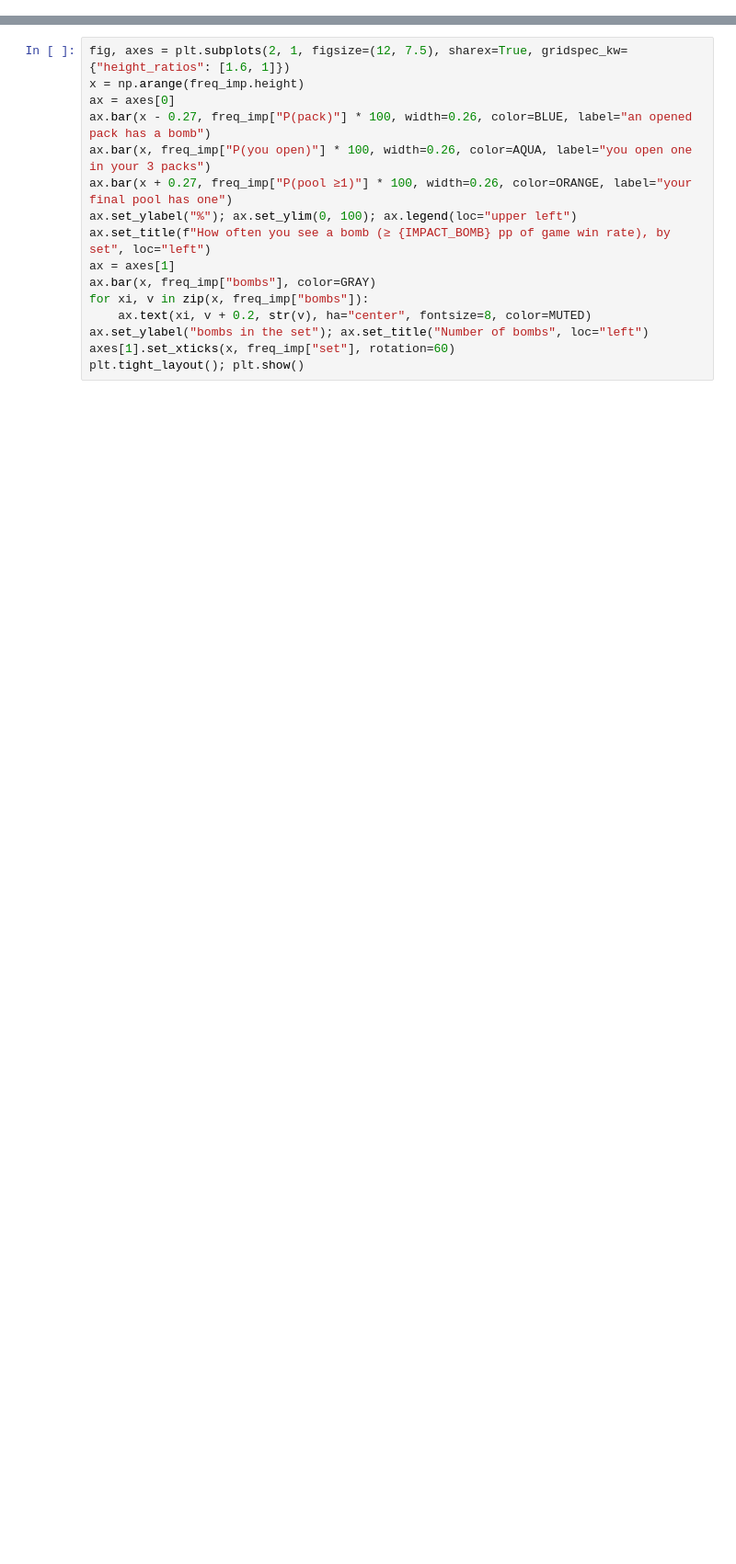
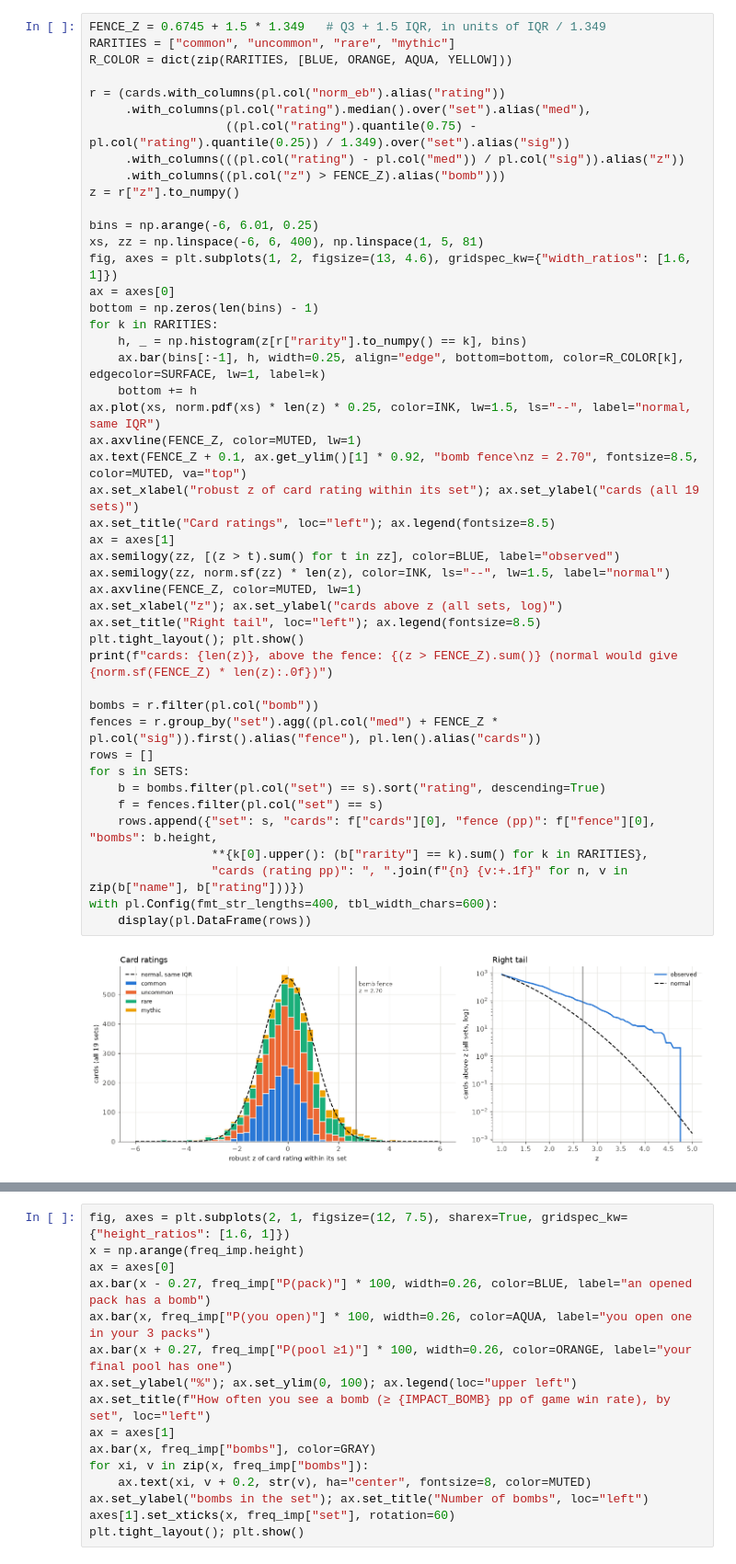
Before and after one commit to zscore/mtg-open-lane, a Jupyter notebook: notebooks/bombs.ipynb, the cells around one changed output, grey strips where cells are left out. Shown at 92% size. Drawn from its saved outputs; the diff is of its cells as text; blank space fills up the shorter version.

```diff
--- a/notebooks/bombs.ipynb
+++ b/notebooks/bombs.ipynb
@@ -1043,0 +303,48 @@ across sets, r(bomb count, P(pool ≥1)) = 0.93
+# %%
+FENCE_Z = 0.6745 + 1.5 * 1.349   # Q3 + 1.5 IQR, in units of IQR / 1.349
+RARITIES = ["common", "uncommon", "rare", "mythic"]
+R_COLOR = dict(zip(RARITIES, [BLUE, ORANGE, AQUA, YELLOW]))
+
+r = (cards.with_columns(pl.col("norm_eb").alias("rating"))
+     .with_columns(pl.col("rating").median().over("set").alias("med"),
+                   ((pl.col("rating").quantile(0.75) - pl.col("rating").quantile(0.25)) / 1.349).over("set").alias("sig"))
+     .with_columns(((pl.col("rating") - pl.col("med")) / pl.col("sig")).alias("z"))
+     .with_columns((pl.col("z") > FENCE_Z).alias("bomb")))
+z = r["z"].to_numpy()
+
+bins = np.arange(-6, 6.01, 0.25)
+xs, zz = np.linspace(-6, 6, 400), np.linspace(1, 5, 81)
+fig, axes = plt.subplots(1, 2, figsize=(13, 4.6), gridspec_kw={"width_ratios": [1.6, 1]})
+ax = axes[0]
+bottom = np.zeros(len(bins) - 1)
+for k in RARITIES:
+    h, _ = np.histogram(z[r["rarity"].to_numpy() == k], bins)
+    ax.bar(bins[:-1], h, width=0.25, align="edge", bottom=bottom, color=R_COLOR[k], edgecolor=SURFACE, lw=1, label=k)
+    bottom += h
+ax.plot(xs, norm.pdf(xs) * len(z) * 0.25, color=INK, lw=1.5, ls="--", label="normal, same IQR")
+ax.axvline(FENCE_Z, color=MUTED, lw=1)
+ax.text(FENCE_Z + 0.1, ax.get_ylim()[1] * 0.92, "bomb fence\nz = 2.70", fontsize=8.5, color=MUTED, va="top")
+ax.set_xlabel("robust z of card rating within its set"); ax.set_ylabel("cards (all 19 sets)")
+ax.set_title("Card ratings", loc="left"); ax.legend(fontsize=8.5)
+ax = axes[1]
+ax.semilogy(zz, [(z > t).sum() for t in zz], color=BLUE, label="observed")
+ax.semilogy(zz, norm.sf(zz) * len(z), color=INK, ls="--", lw=1.5, label="normal")
+ax.axvline(FENCE_Z, color=MUTED, lw=1)
+ax.set_xlabel("z"); ax.set_ylabel("cards above z (all sets, log)")
+ax.set_title("Right tail", loc="left"); ax.legend(fontsize=8.5)
+plt.tight_layout(); plt.show()
+print(f"cards: {len(z)}, above the fence: {(z > FENCE_Z).sum()} (normal would give {norm.sf(FENCE_Z) * len(z):.0f})")
+
+bombs = r.filter(pl.col("bomb"))
+fences = r.group_by("set").agg((pl.col("med") + FENCE_Z * pl.col("sig")).first().alias("fence"), pl.len().alias("cards"))
+rows = []
+for s in SETS:
+    b = bombs.filter(pl.col("set") == s).sort("rating", descending=True)
+    f = fences.filter(pl.col("set") == s)
+    rows.append({"set": s, "cards": f["cards"][0], "fence (pp)": f["fence"][0], "bombs": b.height,
+                 **{k[0].upper(): (b["rarity"] == k).sum() for k in RARITIES},
+                 "cards (rating pp)": ", ".join(f"{n} {v:+.1f}" for n, v in zip(b["name"], b["rating"]))})
+with pl.Config(fmt_str_lengths=400, tbl_width_chars=600):
+    display(pl.DataFrame(rows))
+# %% [output]
+[figure, added]
```
Also changed, not shown: parts of 52 cells of this notebook, 7 other files.
